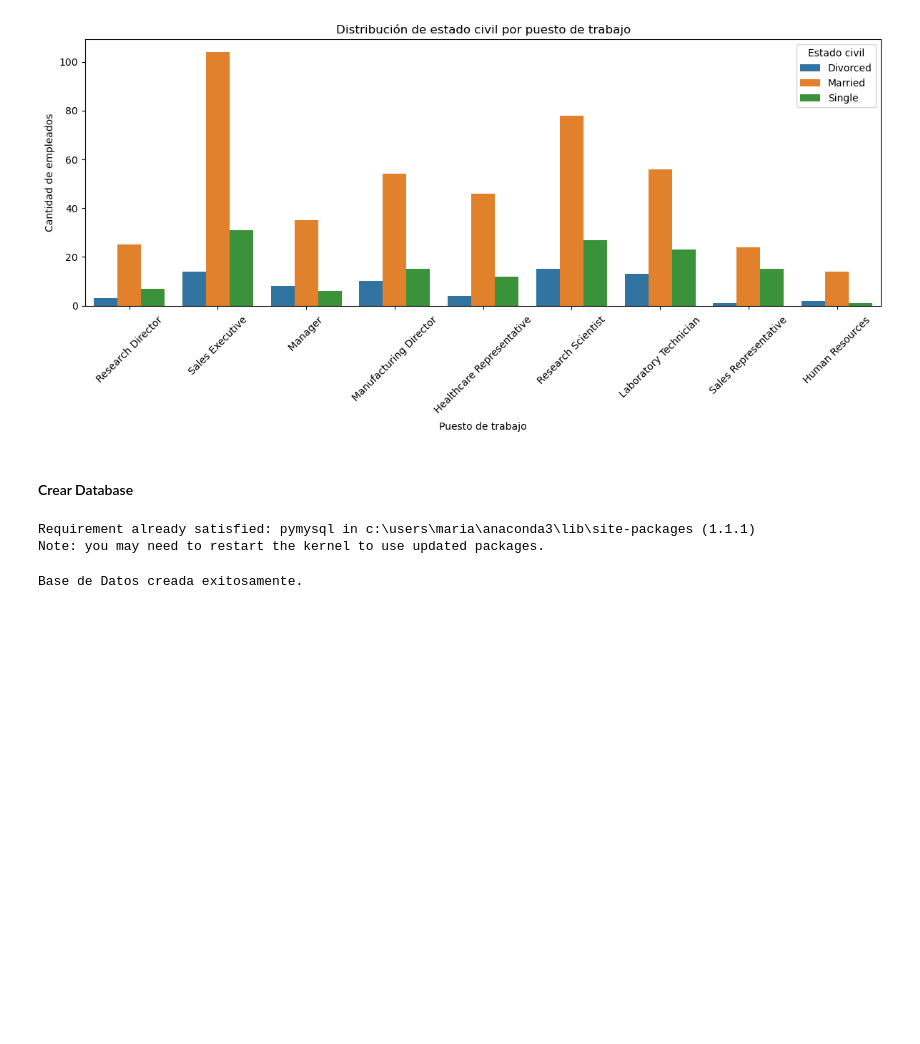
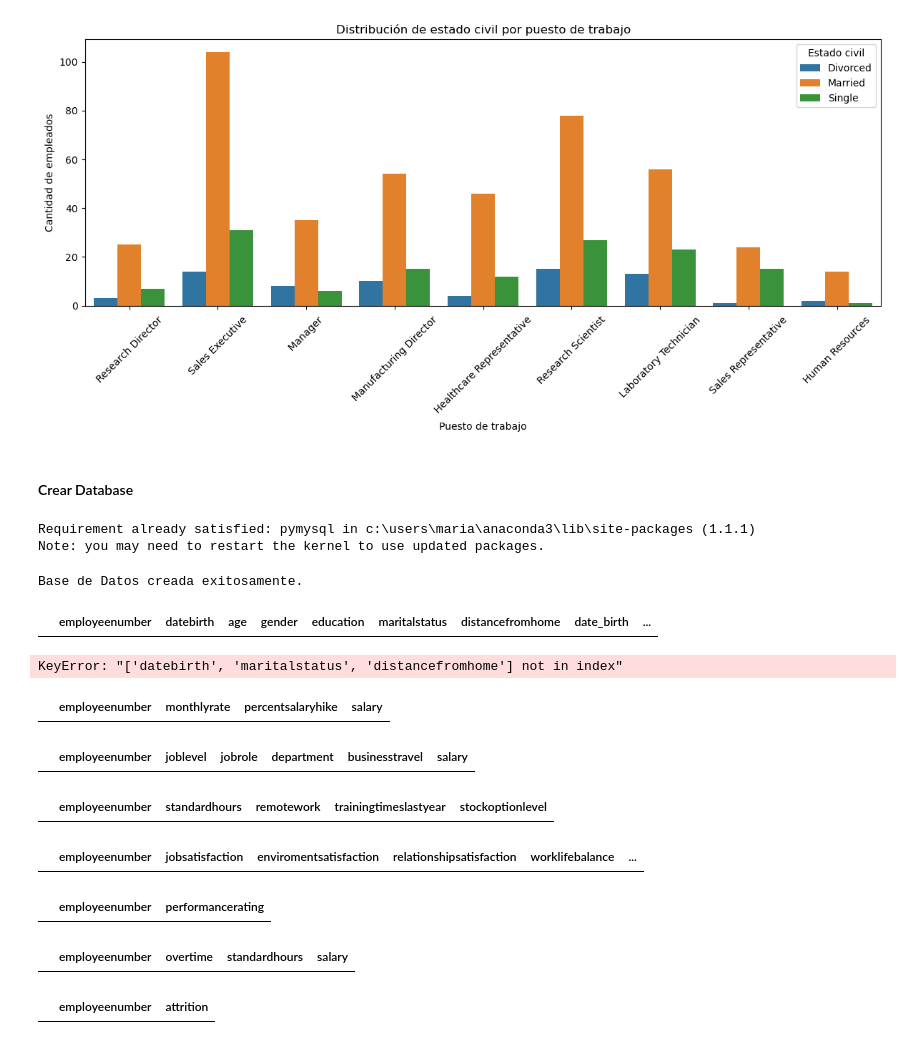
Before and after one commit to Adalab/project-da-promo-50-modulo-3-team-3, a Jupyter notebook: draft_new.ipynb, the cells around one changed output. Saved outputs shown, nothing was run; the diff lists cells and outputs as text; code cells hidden in the pictures; blank space fills up the shorter version.

```diff
--- a/draft_new.ipynb
+++ b/draft_new.ipynb
@@ -1062,3 +1062,76 @@ import pymysql
 bt.create_db(database= 'ABCCorporation', host= 'localhost', user= 'root', password= 'AlumnaAdalab')
 # %% [output]
 Base de Datos creada exitosamente.
+# %%
+usuario = 'root'
+contraseña = 'AlumnaAdalab'
+host = 'localhost'  # o la IP del servidor
+puerto = '3306'
+base_datos = 'abccorporation'
+
+
+# Crear motor de conexión con pymysql
+engine = create_engine(f"mysql+pymysql://{usuario}:{contraseña}@{host}:{puerto}/{base_datos}")
+# Cargar la tabla "Empleados" como DataFrame
+df_info = pd.read_sql("SELECT * FROM info_personal", engine)
+df_salario = pd.read_sql("SELECT * FROM salario", engine)
+df_educacion = pd.read_sql("SELECT * FROM educacion", engine)
+df_experiencia = pd.read_sql("SELECT * FROM experiencia_laboral", engine)
+df_company = pd.read_sql("SELECT * FROM datos_company", engine)
+df_beneficios = pd.read_sql("SELECT * FROM beneficios", engine)
+df_evaluaciones_empleado = pd.read_sql("SELECT * FROM evaluaciones_empleado", engine)
+df_evaluaciones_empresa = pd.read_sql("SELECT * FROM evaluaciones_empresa", engine)
+df_horario = pd.read_sql("SELECT * FROM horario", engine)
+df_renuncias = pd.read_sql("SELECT * FROM renuncias", engine)
+# %%
+columnas_info = ['date_birth', 'age', 'gender', 'education', 'marital_status', 'distance_home']
+
+df_filtrado = df[columnas_info].copy()
+df_filtrado.index = df['employee_number']
+
+df_info = pd.concat([df_info, df_filtrado])
+
+df_info.head()
+# %% [output]
+|  | employeenumber | datebirth | age | gender | education | maritalstatus | distancefromhome | date_birth | ... |
+# %%
+columnas_info = ['datebirth', 'age', 'gender', 'education', 'maritalstatus', 'distancefromhome']
+
+# Extraemos las filas de df que queremos, pero también ponemos el índice para que sea employeenumber
+df_filtrado = df[columnas_info].copy()
+df_filtrado.index = df['employeenumber']
+
+# Concatenamos usando el índice (employeenumber)
+df_info = pd.concat([df_info, df_filtrado])
+
+df_info.head()
+# %% [output]
+KeyError: "['datebirth', 'maritalstatus', 'distancefromhome'] not in index"
+# %%
+df_salario.head()
+# %% [output]
+|  | employeenumber | monthlyrate | percentsalaryhike | salary |
+# %%
+df_company.head()
+# %% [output]
+|  | employeenumber | joblevel | jobrole | department | businesstravel | salary |
+# %%
+df_beneficios.head()
+# %% [output]
+|  | employeenumber | standardhours | remotework | trainingtimeslastyear | stockoptionlevel |
+# %%
+df_evaluaciones_empleado.head()
+# %% [output]
+|  | employeenumber | jobsatisfaction | enviromentsatisfaction | relationshipsatisfaction | worklifebalance | ... |
+# %%
+df_evaluaciones_empresa.head()
+# %% [output]
+|  | employeenumber | performancerating |
+# %%
+df_horario.head()
+# %% [output]
+|  | employeenumber | overtime | standardhours | salary |
+# %%
+df_renuncias.head()
+# %% [output]
+|  | employeenumber | attrition |
```
Also changed, not shown: parts of 4 cells of this notebook, 1 other file.
